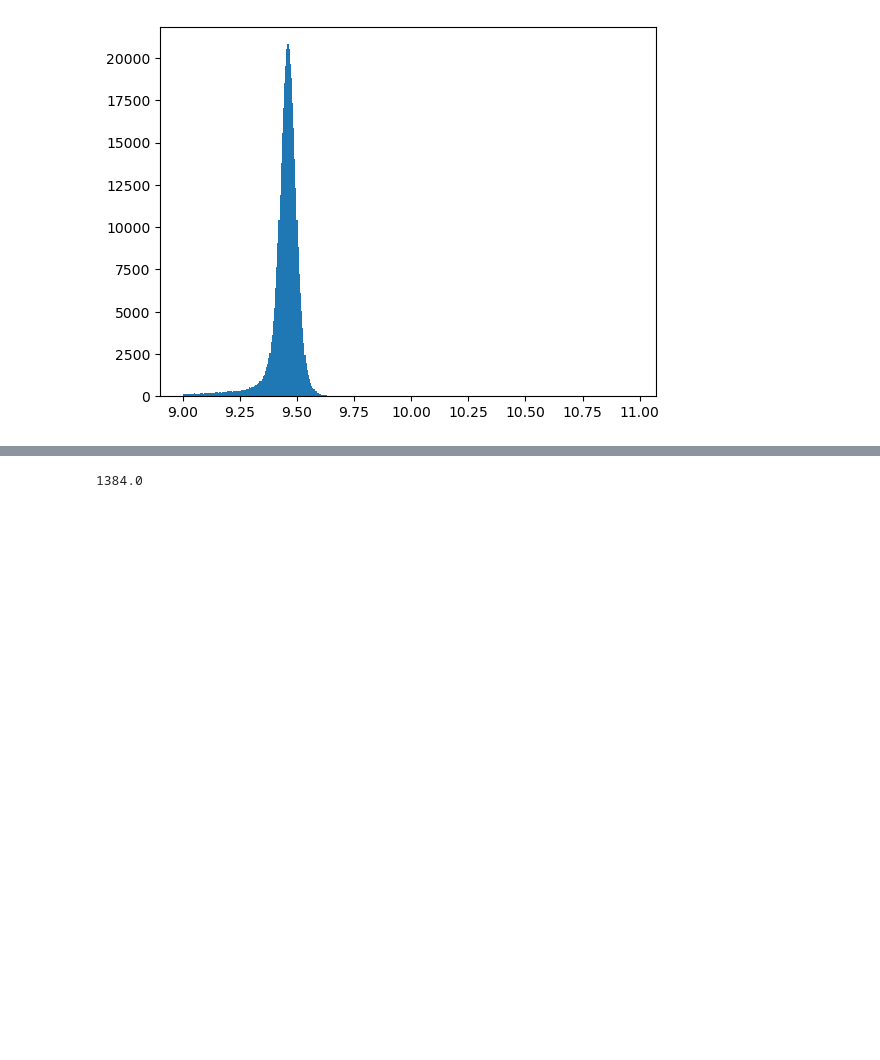
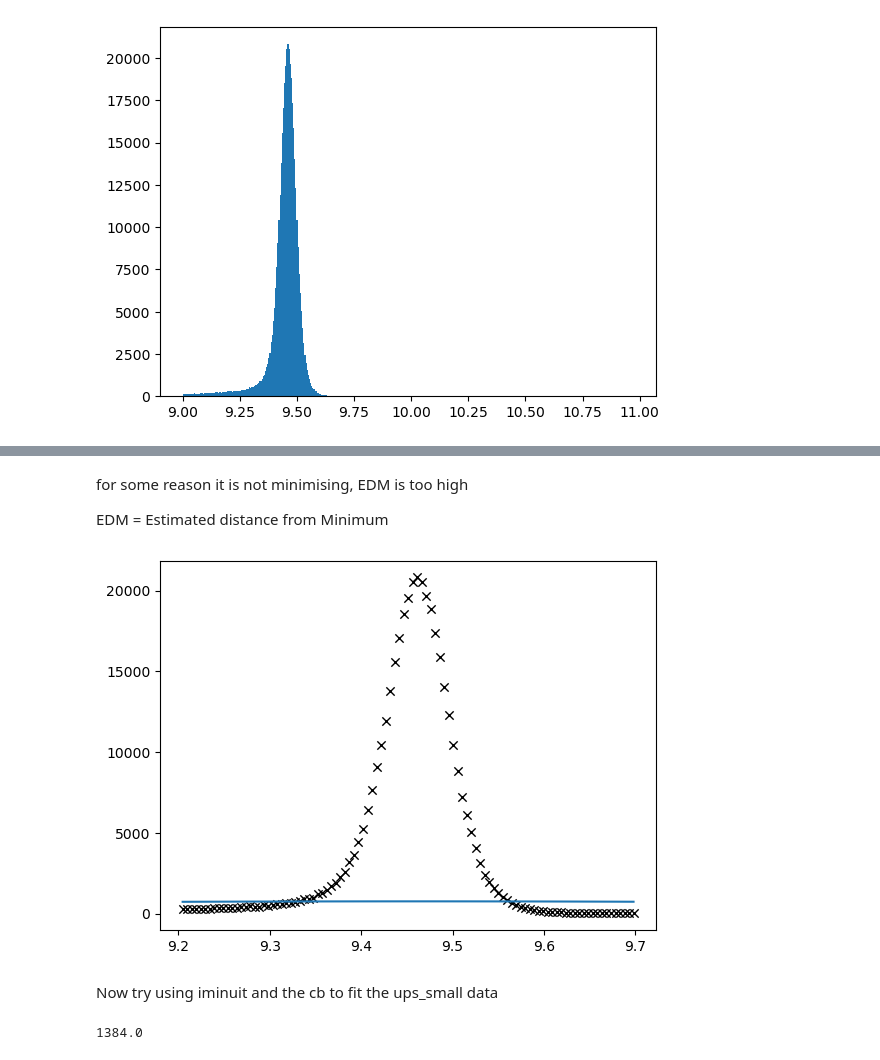
Before and after one commit to aqnemo32/project_f1_dah, a Jupyter notebook: iminuit_test.ipynb, the cells around one changed output, grey strips where cells are left out. Cells and saved outputs as stored; diff of their text form; code cells hidden in the pictures; blank space fills up the shorter version.

Commit message:
work
minimisation not working on the MC data

```diff
--- a/iminuit_test.ipynb
+++ b/iminuit_test.ipynb
@@ -47,5 +49,5 @@ plt.scatter(bins, count, marker = 'x', lw=2)
 # %%
 def lsq_cb(alpha, n, mu, sig):
-    return np.sum((count-crystalball(bins,alpha, n,mu,sig)) **2)
+    return np.sum((count_mc-crystalball(bins_mc,alpha, n,mu,sig)) **2)
 # %%
-cb = Minuit(lsq_cb, alpha = 2, n=0.9, mu = 9.45, sig = 0.03)
+cb_mc = Minuit(lsq_cb, alpha = 1.9, n=0.93371, mu = 9.46, sig = 0.033)
@@ -71,3 +74,20 @@ cb.migrad()
+# %% [markdown]
+for some reason it is not minimising, EDM is too high
+
+EDM = Estimated distance from Minimum
+# %%
+alpha_mc = cb_mc.values['alpha']
+n_mc = cb_mc.values['n']
+mu_mc = cb_mc.values['mu']
+sig_mc = cb_mc.values['sig']
+
+plt.plot(bins_mc, crystalball(bins_mc, alpha_mc, n_mc, mu_mc, n_mc))
+plt.scatter(bins_mc, count_mc, marker = 'x', lw=1, color = 'k')
+plt.show()
+# %% [output]
+[figure, added]
+# %% [markdown]
+Now try using iminuit and the cb to fit the ups_small data
 # %%
 xmass_ups = np.load('ups_anal/xmass.npy')
 
```
Also changed, not shown: parts of 13 cells of this notebook.
